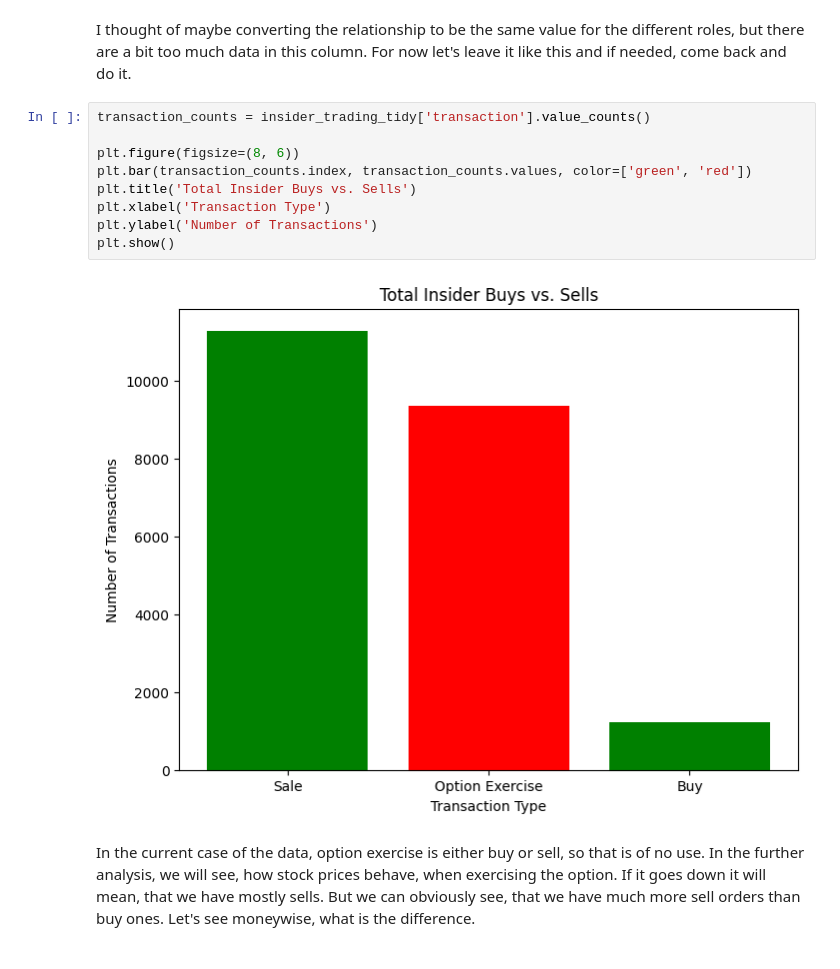
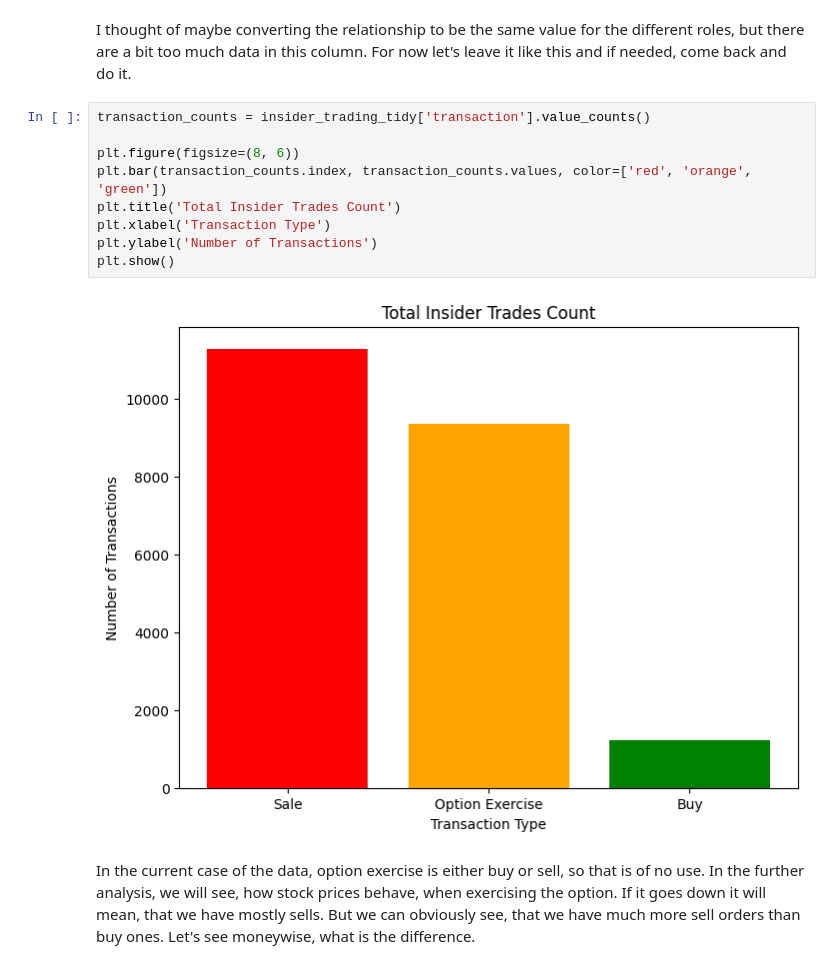
Before and after one commit to thunder913/Data-Science, a Jupyter notebook: stock_analysis.ipynb, the cells around one changed output. Cells and saved outputs as stored; diff of their text form.

```diff
--- a/stock_analysis.ipynb
+++ b/stock_analysis.ipynb
@@ -365,14 +365,14 @@ I thought of maybe converting the relationship to be the same value for the diff
 # %%
 transaction_counts = insider_trading_tidy['transaction'].value_counts()
 
 plt.figure(figsize=(8, 6))
-plt.bar(transaction_counts.index, transaction_counts.values, color=['green', 'red'])
-plt.title('Total Insider Buys vs. Sells')
+plt.bar(transaction_counts.index, transaction_counts.values, color=['red', 'orange', 'green'])
+plt.title('Total Insider Trades Count')
 plt.xlabel('Transaction Type')
 plt.ylabel('Number of Transactions')
 plt.show()
 # %% [output]
-[figure, old version]
+[figure, new version]
 # %% [markdown]
 In the current case of the data, option exercise is either buy or sell, so that is of no use. In the further analysis, we will see, how stock prices behave, when exercising the option. If it goes down it will mean, that we have mostly sells. But we can obviously see, that we have much more sell orders than buy ones. Let's see moneywise, what is the difference.
 # %%
```
Also changed, not shown: parts of 11 cells of this notebook.
